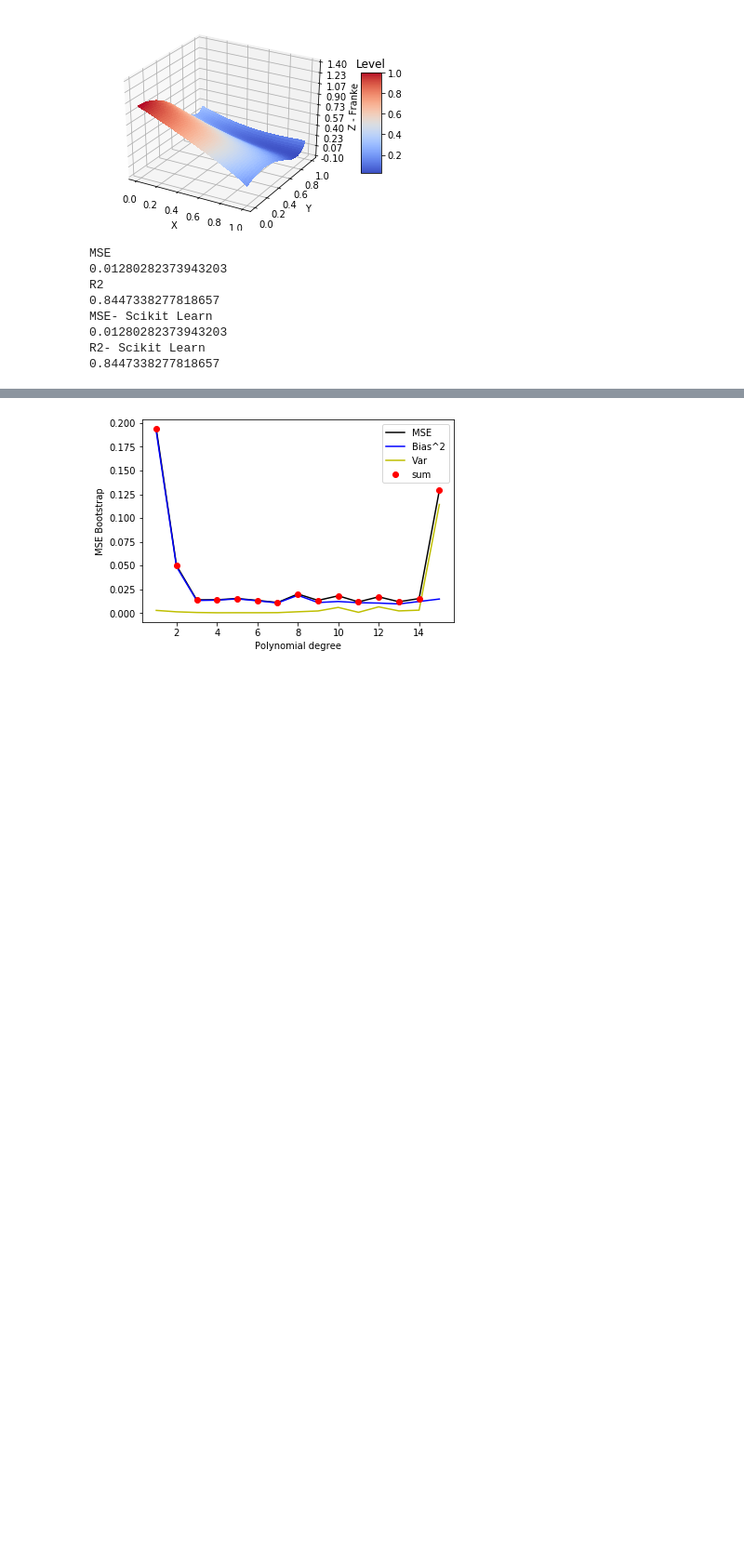
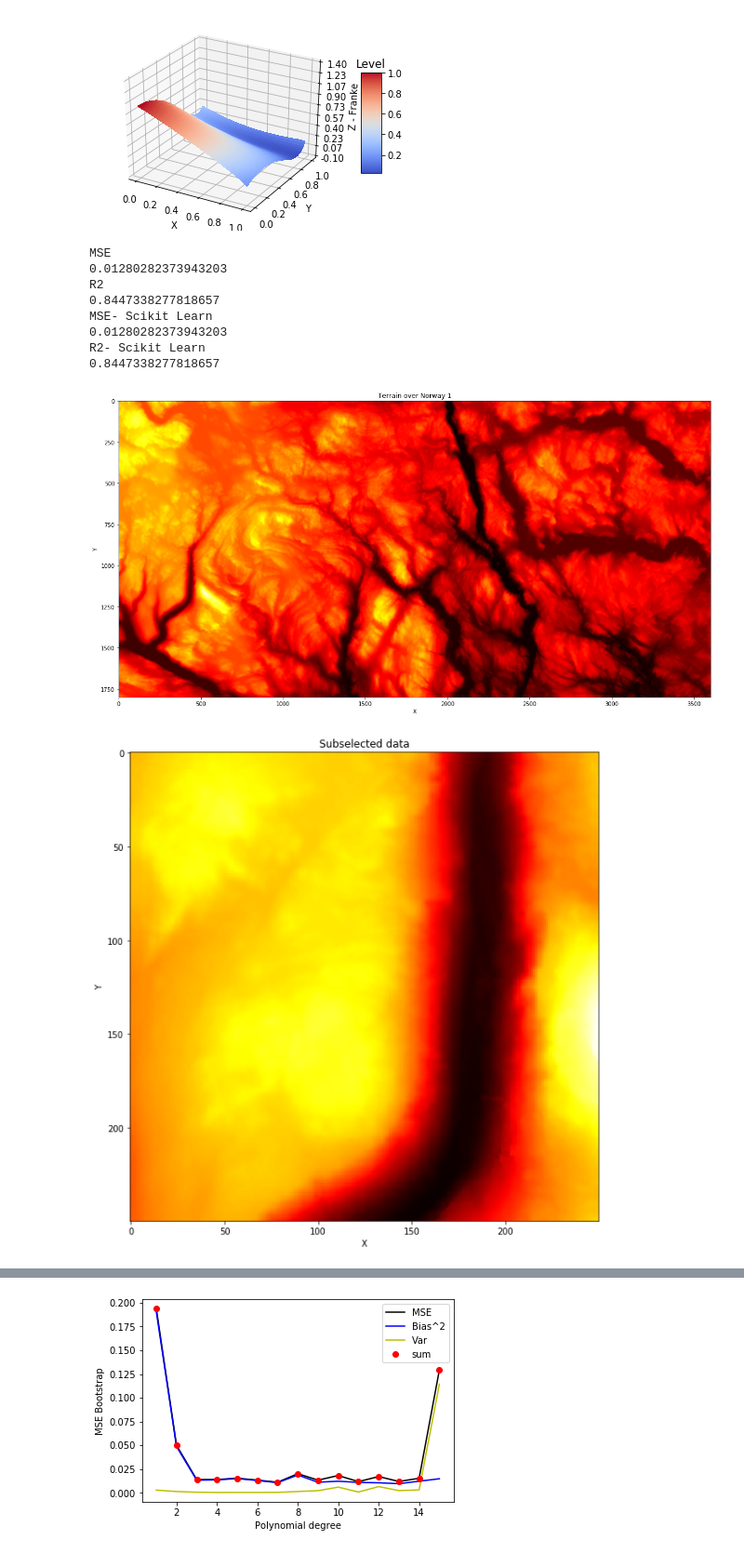
Before and after one commit to VemundST/Project1, a Jupyter notebook: main.ipynb, the cells around one changed output, grey strips where cells are left out. Shown at 93% size. Saved outputs shown, nothing was run; the diff lists cells and outputs as text; code cells hidden in the pictures; blank space fills up the shorter version.

```diff
--- a/main.ipynb
+++ b/main.ipynb
@@ -680,16 +684,29 @@ for i in range(maxpower):
 
 # Laster opp terrengdata
 
-terrain1 = imread('SRTM_data_Norway_1.tif')
-[n,m] = terrain1.shape
+terrain_data = imread('SRTM_data_Norway_1.tif')
+[n,m] = terrain_data.shape
 # %%
 # Plotter terrengdata
 
-print(terrain1)
 
 fig, ax = plt.subplots(figsize=(40,10))
 plt.title('Terrain over Norway 1')
-plt.imshow(terrain1.T, cmap='hot')
+plt.imshow(terrain_data.T, cmap='hot')
 plt.xlabel('X')
 plt.ylabel('Y')
 plt.show()
+
+# subselecting the data.
+
+terrain = terrain_data[250:500,1000:1250]/np.max(terrain_data[:,:])
+
+fig, ax = plt.subplots(figsize=(40,10))
+plt.title('Subselected data')
+plt.imshow(terrain.T, cmap='hot')
+plt.xlabel('X')
+plt.ylabel('Y')
+plt.show()
+# %% [output]
+[figure, added]
+[figure, added]
```
Also changed, not shown: parts of 18 cells of this notebook.
